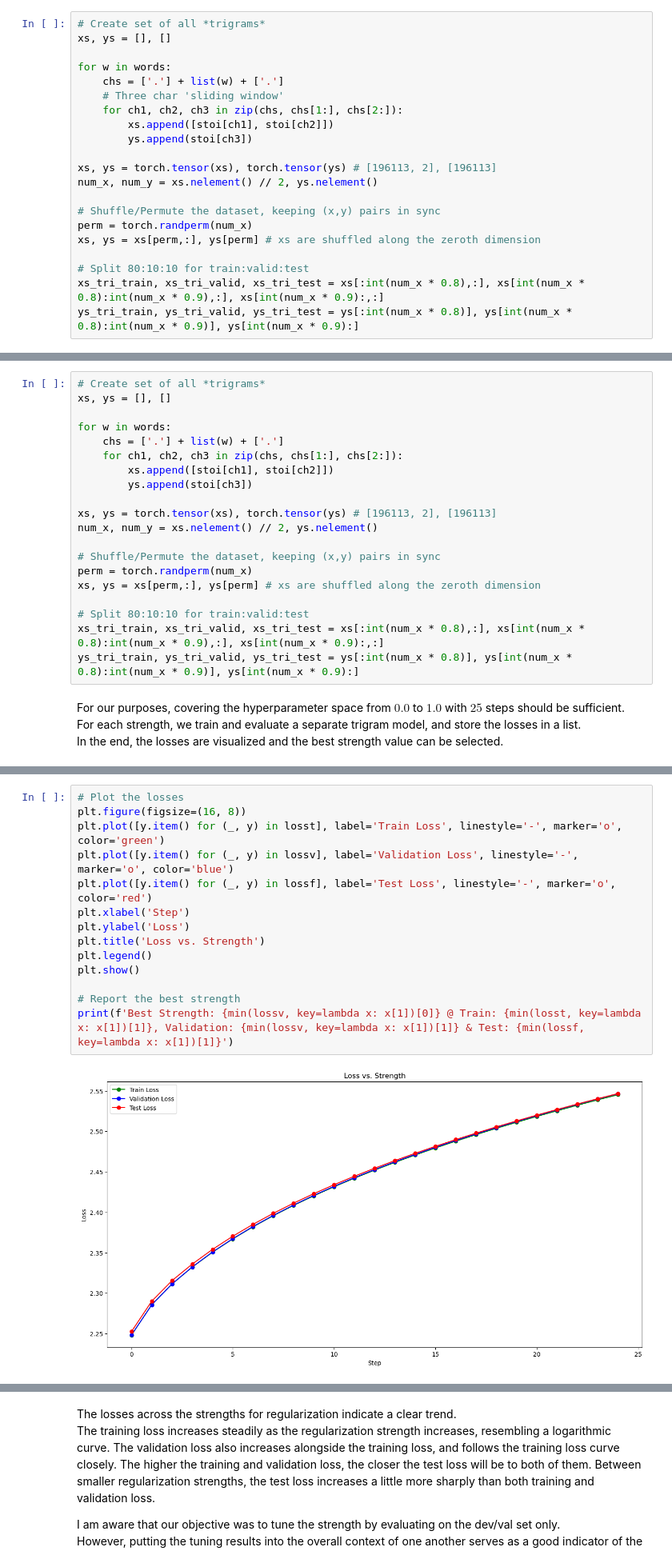
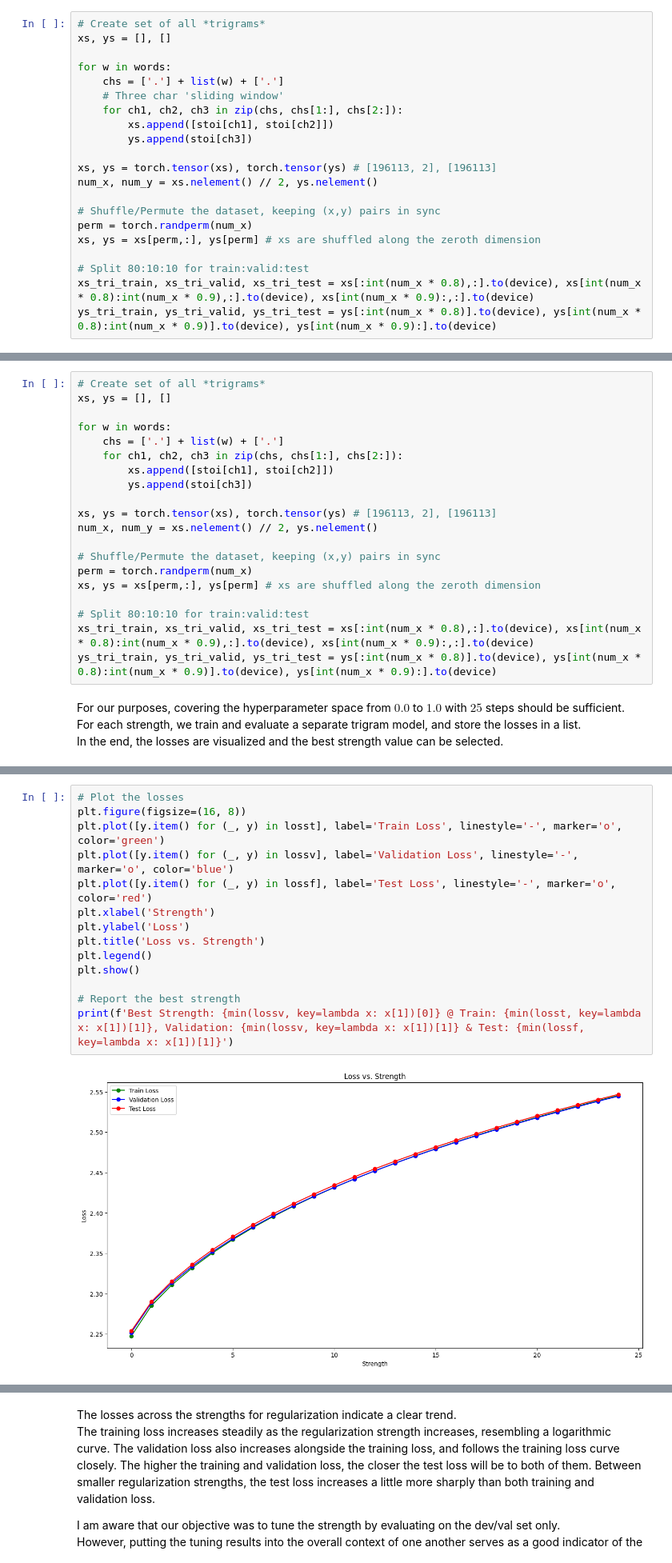
Before and after one commit to MK2112/nn-zero-to-hero-notes, a Jupyter notebook: N002 - Makemore 1/N002 - Makemore_Solved_Exercises.ipynb, the cells around one changed output, grey strips where cells are left out. Shown at 80% size. Saved outputs shown, nothing was run; the diff lists cells and outputs as text.

```diff
--- a/N002 - Makemore 1/N002 - Makemore_Solved_Exercises.ipynb
+++ b/N002 - Makemore 1/N002 - Makemore_Solved_Exercises.ipynb
@@ -269,5 +269,5 @@ perm = torch.randperm(num_x)
 xs, ys = xs[perm,:], ys[perm] # xs are shuffled along the zeroth dimension
 
 # Split 80:10:10 for train:valid:test
-xs_tri_train, xs_tri_valid, xs_tri_test = xs[:int(num_x * 0.8),:], xs[int(num_x * 0.8):int(num_x * 0.9),:], xs[int(num_x * 0.9):,:]
-ys_tri_train, ys_tri_valid, ys_tri_test = ys[:int(num_x * 0.8)], ys[int(num_x * 0.8):int(num_x * 0.9)], ys[int(num_x * 0.9):]
+xs_tri_train, xs_tri_valid, xs_tri_test = xs[:int(num_x * 0.8),:].to(device), xs[int(num_x * 0.8):int(num_x * 0.9),:].to(device), xs[int(num_x * 0.9):,:].to(device)
+ys_tri_train, ys_tri_valid, ys_tri_test = ys[:int(num_x * 0.8)].to(device), ys[int(num_x * 0.8):int(num_x * 0.9)].to(device), ys[int(num_x * 0.9):].to(device)
@@ -374,8 +372,8 @@ perm = torch.randperm(num_x)
 xs, ys = xs[perm,:], ys[perm] # xs are shuffled along the zeroth dimension
 
 # Split 80:10:10 for train:valid:test
-xs_tri_train, xs_tri_valid, xs_tri_test = xs[:int(num_x * 0.8),:], xs[int(num_x * 0.8):int(num_x * 0.9),:], xs[int(num_x * 0.9):,:]
-ys_tri_train, ys_tri_valid, ys_tri_test = ys[:int(num_x * 0.8)], ys[int(num_x * 0.8):int(num_x * 0.9)], ys[int(num_x * 0.9):]
+xs_tri_train, xs_tri_valid, xs_tri_test = xs[:int(num_x * 0.8),:].to(device), xs[int(num_x * 0.8):int(num_x * 0.9),:].to(device), xs[int(num_x * 0.9):,:].to(device)
+ys_tri_train, ys_tri_valid, ys_tri_test = ys[:int(num_x * 0.8)].to(device), ys[int(num_x * 0.8):int(num_x * 0.9)].to(device), ys[int(num_x * 0.9):].to(device)
 # %% [markdown]
 For our purposes, covering the hyperparameter space from $0.0$ to $1.0$ with $25$ steps should be sufficient.<br>
 For each strength, we train and evaluate a separate trigram model, and store the losses in a list.<br>
@@ -433,16 +431,16 @@ for strength in tqdm(strengths, desc='Training Strengths'):
 # %%
 # Plot the losses
 plt.figure(figsize=(16, 8))
 plt.plot([y.item() for (_, y) in losst], label='Train Loss', linestyle='-', marker='o', color='green')
 plt.plot([y.item() for (_, y) in lossv], label='Validation Loss', linestyle='-', marker='o', color='blue')
 plt.plot([y.item() for (_, y) in lossf], label='Test Loss', linestyle='-', marker='o', color='red')
-plt.xlabel('Step')
+plt.xlabel('Strength')
 plt.ylabel('Loss')
 plt.title('Loss vs. Strength')
 plt.legend()
 plt.show()
 
 # Report the best strength
 print(f'Best Strength: {min(lossv, key=lambda x: x[1])[0]} @ Train: {min(losst, key=lambda x: x[1])[1]}, Validation: {min(lossv, key=lambda x: x[1])[1]} & Test: {min(lossf, key=lambda x: x[1])[1]}')
 # %% [output]
-[figure, old version]
+[figure, new version]
```
Also changed, not shown: parts of 15 cells of this notebook.
